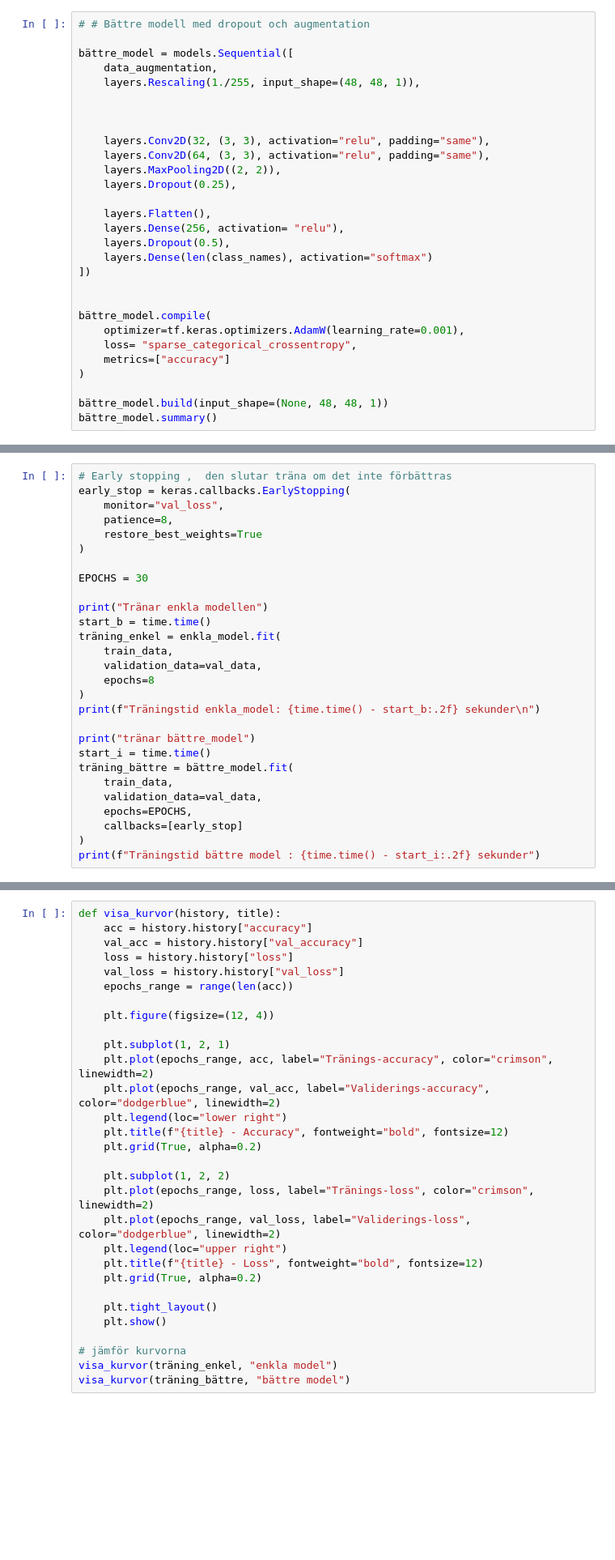
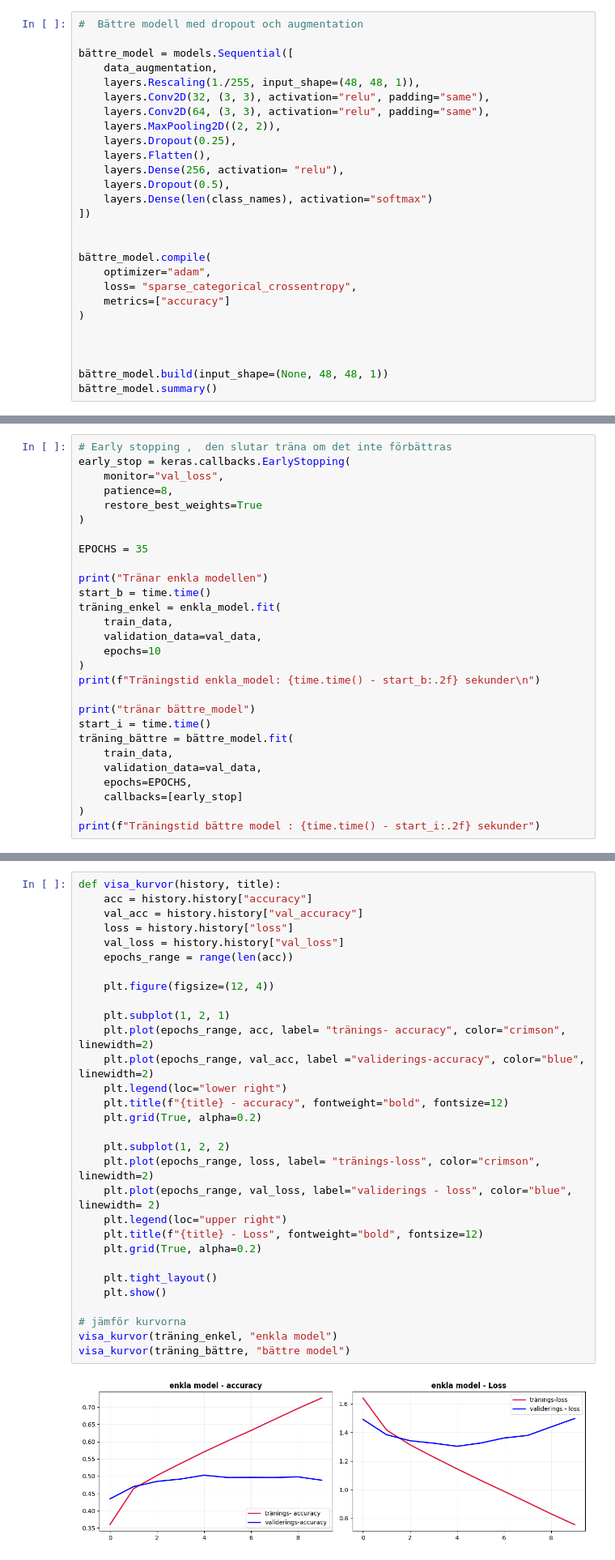
Before and after one commit to Rezaei-hamed/deep-learning-face-expressions, a Jupyter notebook: notebook.ipynb, the cells around one changed output, grey strips where cells are left out. Shown at 81% size. Cells and saved outputs as stored; diff of their text form; blank space fills up the shorter version.

Commit message:
klar med modeller och felanalyser

```diff
--- a/notebook.ipynb
+++ b/notebook.ipynb
@@ -137,17 +155,13 @@ enkla_model.compile(
 # %%
-# # Bättre modell med dropout och augmentation
+#  Bättre modell med dropout och augmentation
 
 bättre_model = models.Sequential([
     data_augmentation,
     layers.Rescaling(1./255, input_shape=(48, 48, 1)),
-
-
-
     layers.Conv2D(32, (3, 3), activation="relu", padding="same"),
     layers.Conv2D(64, (3, 3), activation="relu", padding="same"),
     layers.MaxPooling2D((2, 2)),
     layers.Dropout(0.25),
-
     layers.Flatten(),
     layers.Dense(256, activation= "relu"),
     layers.Dropout(0.5),
@@ -156,10 +170,12 @@ bättre_model = models.Sequential([
 
 
 bättre_model.compile(
-    optimizer=tf.keras.optimizers.AdamW(learning_rate=0.001),
+    optimizer="adam",
     loss= "sparse_categorical_crossentropy",
     metrics=["accuracy"]
 )
 
+
+
 bättre_model.build(input_shape=(None, 48, 48, 1))
 bättre_model.summary()
@@ -173,14 +211,14 @@ early_stop = keras.callbacks.EarlyStopping(
     restore_best_weights=True
 )
 
-EPOCHS = 30
+EPOCHS = 35
 
 print("Tränar enkla modellen")
 start_b = time.time()
 träning_enkel = enkla_model.fit(
     train_data,
     validation_data=val_data,
-    epochs=8
+    epochs=10
 )
 print(f"Träningstid enkla_model: {time.time() - start_b:.2f} sekunder\n")
 
@@ -198,30 +254,32 @@ print(f"Träningstid bättre model : {time.time() - start_i:.2f} sekunder")
 # %%
 def visa_kurvor(history, title):
     acc = history.history["accuracy"]
     val_acc = history.history["val_accuracy"]
     loss = history.history["loss"]
     val_loss = history.history["val_loss"]
     epochs_range = range(len(acc))
 
     plt.figure(figsize=(12, 4))
 
     plt.subplot(1, 2, 1)
-    plt.plot(epochs_range, acc, label="Tränings-accuracy", color="crimson", linewidth=2)
-    plt.plot(epochs_range, val_acc, label="Validerings-accuracy", color="dodgerblue", linewidth=2)
+    plt.plot(epochs_range, acc, label= "tränings- accuracy", color="crimson", linewidth=2)
+    plt.plot(epochs_range, val_acc, label ="validerings-accuracy", color="blue", linewidth=2)
     plt.legend(loc="lower right")
-    plt.title(f"{title} - Accuracy", fontweight="bold", fontsize=12)
+    plt.title(f"{title} - accuracy", fontweight="bold", fontsize=12)
     plt.grid(True, alpha=0.2)
 
     plt.subplot(1, 2, 2)
-    plt.plot(epochs_range, loss, label="Tränings-loss", color="crimson", linewidth=2)
-    plt.plot(epochs_range, val_loss, label="Validerings-loss", color="dodgerblue", linewidth=2)
+    plt.plot(epochs_range, loss, label= "tränings-loss", color="crimson", linewidth=2)
+    plt.plot(epochs_range, val_loss, label="validerings - loss", color="blue", linewidth= 2)
     plt.legend(loc="upper right")
     plt.title(f"{title} - Loss", fontweight="bold", fontsize=12)
     plt.grid(True, alpha=0.2)
 
     plt.tight_layout()
     plt.show()
 
 # jämför kurvorna
 visa_kurvor(träning_enkel, "enkla model")
 visa_kurvor(träning_bättre, "bättre model")
+# %% [output]
+[figure, added]
```
Also changed, not shown: parts of 20 cells of this notebook.
